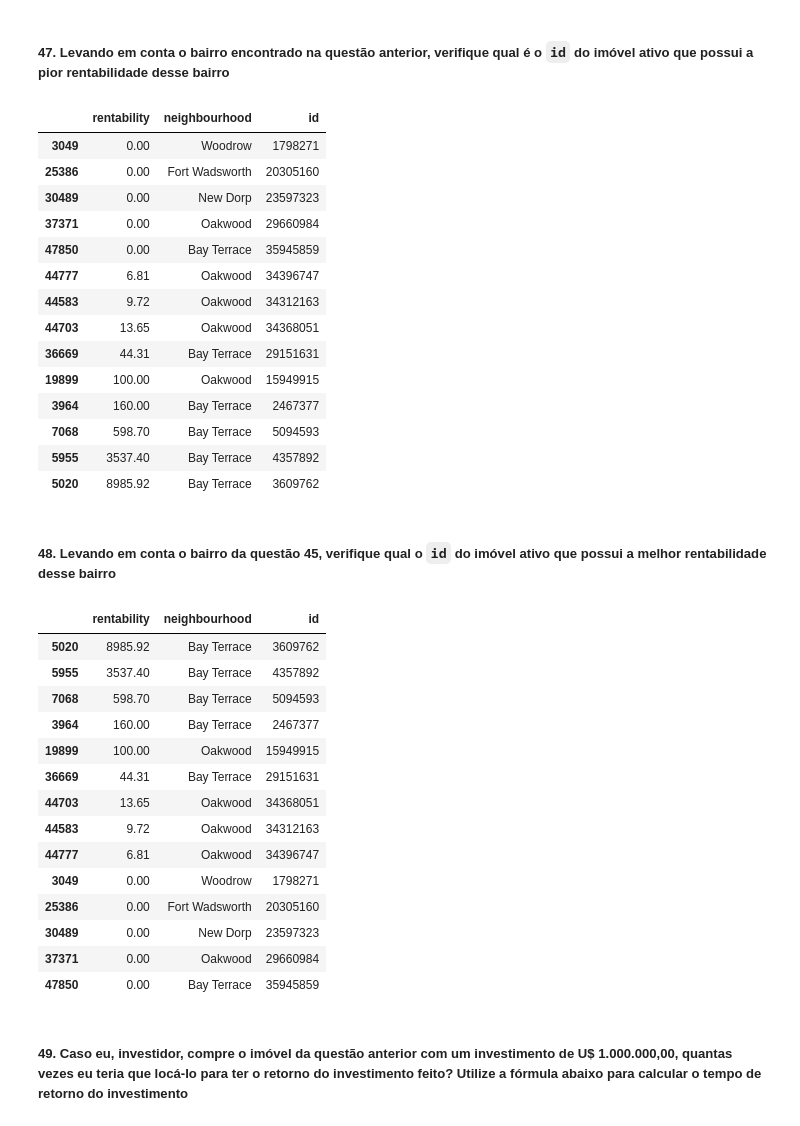
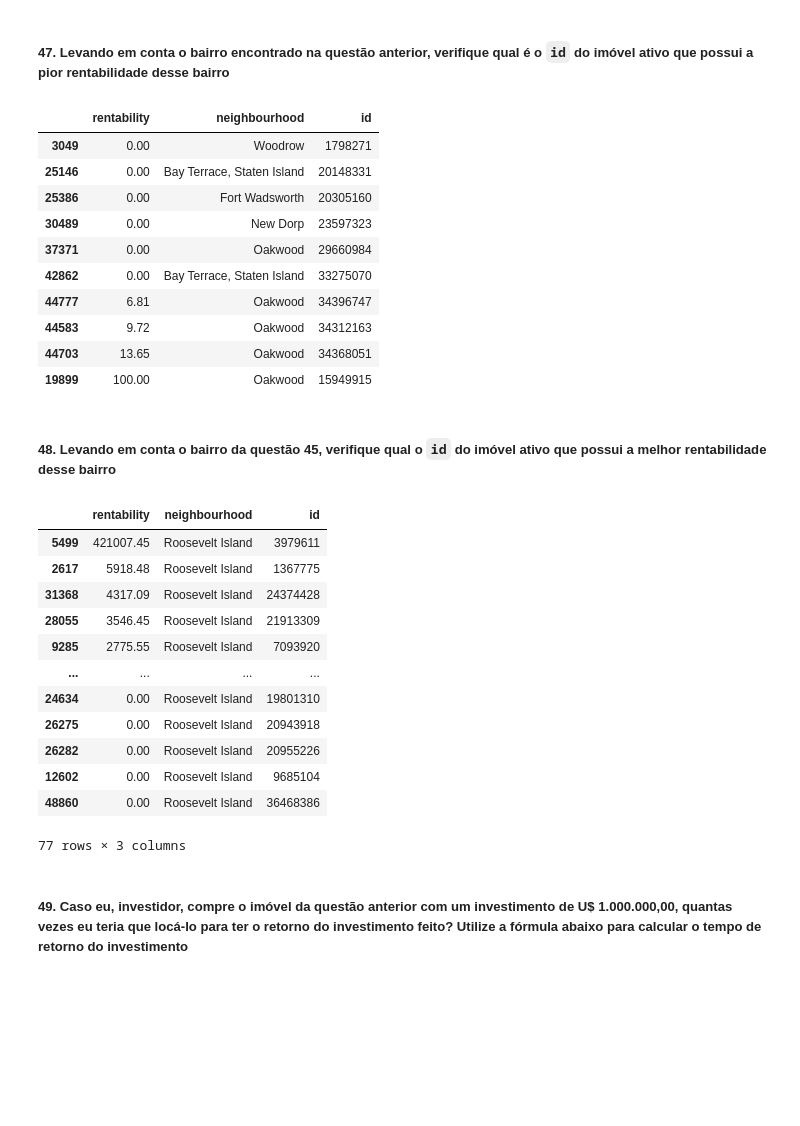
Before and after one commit to m4theus4ndr4de/insights-airbnb-nyc, a Jupyter notebook: airbnb_nyc_insights.ipynb, the cells around one changed output. Drawn from its saved outputs; the diff is of its cells as text; code cells hidden in the pictures; blank space fills up the shorter version.

```diff
--- a/airbnb_nyc_insights.ipynb
+++ b/airbnb_nyc_insights.ipynb
@@ -939,43 +940,37 @@ df[['rentability', 'neighbourhood_group', 'neighbourhood']].groupby(['neighbourh
 # %% [markdown]
 ##### 47. Levando em conta o bairro encontrado na questão anterior, verifique qual é o `id` do imóvel ativo que possui a pior rentabilidade desse bairro
 # %%
-df[['rentability', 'neighbourhood', 'id']].query("neighbourhood in ['Woodrow', 'New Dorp', 'Fort Wadsworth', 'Bay Terrace', 'Staten Island', 'Oakwood']").sort_values('rentability', ascending=True)
+df[['rentability', 'neighbourhood', 'id']].query("neighbourhood in ['Woodrow', 'New Dorp', 'Fort Wadsworth', 'Bay Terrace, Staten Island', 'Oakwood']").sort_values('rentability', ascending=True)
 # %% [output]
 |  | rentability | neighbourhood | id |
 | 3049 | 0.00 | Woodrow | 1798271 |
+| 25146 | 0.00 | Bay Terrace, Staten Island | 20148331 |
 | 25386 | 0.00 | Fort Wadsworth | 20305160 |
 | 30489 | 0.00 | New Dorp | 23597323 |
 | 37371 | 0.00 | Oakwood | 29660984 |
-| 47850 | 0.00 | Bay Terrace | 35945859 |
+| 42862 | 0.00 | Bay Terrace, Staten Island | 33275070 |
 | 44777 | 6.81 | Oakwood | 34396747 |
 | 44583 | 9.72 | Oakwood | 34312163 |
 | 44703 | 13.65 | Oakwood | 34368051 |
-| 36669 | 44.31 | Bay Terrace | 29151631 |
 | 19899 | 100.00 | Oakwood | 15949915 |
-| 3964 | 160.00 | Bay Terrace | 2467377 |
-| 7068 | 598.70 | Bay Terrace | 5094593 |
-| 5955 | 3537.40 | Bay Terrace | 4357892 |
-| 5020 | 8985.92 | Bay Terrace | 3609762 |
 # %% [markdown]
 ##### 48. Levando em conta o bairro da questão 45, verifique qual o `id` do imóvel ativo que possui a melhor rentabilidade desse bairro
 # %%
-df[['rentability', 'neighbourhood', 'id']].query("neighbourhood in ['Woodrow', 'New Dorp', 'Fort Wadsworth', 'Bay Terrace', 'Staten Island', 'Oakwood']").sort_values('rentability', ascending=False)
+df[['rentability', 'neighbourhood', 'id']].query("neighbourhood in ['Roosevelt Island']").sort_values('rentability', ascending=False)
 # %% [output]
 |  | rentability | neighbourhood | id |
-| 5020 | 8985.92 | Bay Terrace | 3609762 |
-| 5955 | 3537.40 | Bay Terrace | 4357892 |
-| 7068 | 598.70 | Bay Terrace | 5094593 |
-| 3964 | 160.00 | Bay Terrace | 2467377 |
-| 19899 | 100.00 | Oakwood | 15949915 |
-| 36669 | 44.31 | Bay Terrace | 29151631 |
-| 44703 | 13.65 | Oakwood | 34368051 |
-| 44583 | 9.72 | Oakwood | 34312163 |
-| 44777 | 6.81 | Oakwood | 34396747 |
-| 3049 | 0.00 | Woodrow | 1798271 |
-| 25386 | 0.00 | Fort Wadsworth | 20305160 |
-| 30489 | 0.00 | New Dorp | 23597323 |
-| 37371 | 0.00 | Oakwood | 29660984 |
-| 47850 | 0.00 | Bay Terrace | 35945859 |
+| 5499 | 421007.45 | Roosevelt Island | 3979611 |
+| 2617 | 5918.48 | Roosevelt Island | 1367775 |
+| 31368 | 4317.09 | Roosevelt Island | 24374428 |
+| 28055 | 3546.45 | Roosevelt Island | 21913309 |
+| 9285 | 2775.55 | Roosevelt Island | 7093920 |
+| ... | ... | ... | ... |
+| 24634 | 0.00 | Roosevelt Island | 19801310 |
+| 26275 | 0.00 | Roosevelt Island | 20943918 |
+| 26282 | 0.00 | Roosevelt Island | 20955226 |
+| 12602 | 0.00 | Roosevelt Island | 9685104 |
+| 48860 | 0.00 | Roosevelt Island | 36468386 |
+77 rows × 3 columns
 # %% [markdown]
 ##### 49. Caso eu, investidor, compre o imóvel da questão anterior com um investimento de U\$ 1.000.000,00, quantas vezes eu teria que locá-lo para ter o retorno do investimento feito? Utilize a fórmula abaixo para calcular o tempo de retorno do investimento
 # %% [markdown]
```
Also changed, not shown: parts of 5 cells of this notebook.
